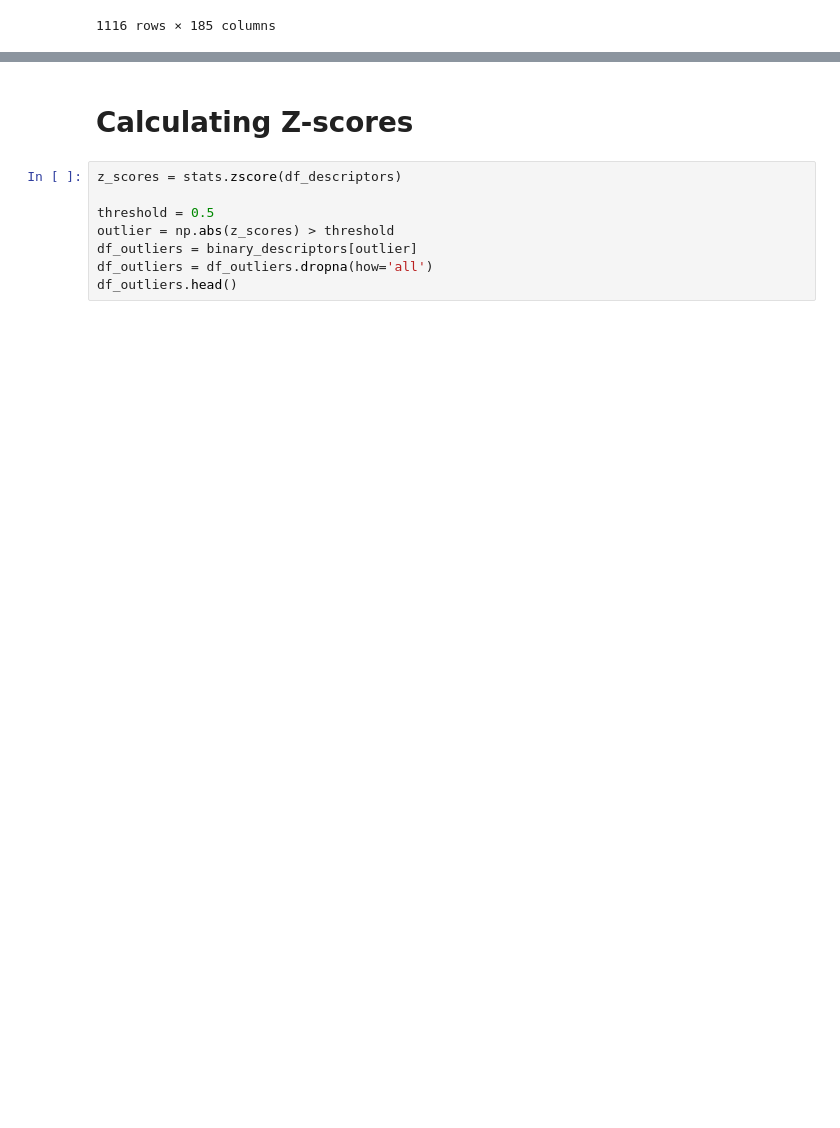
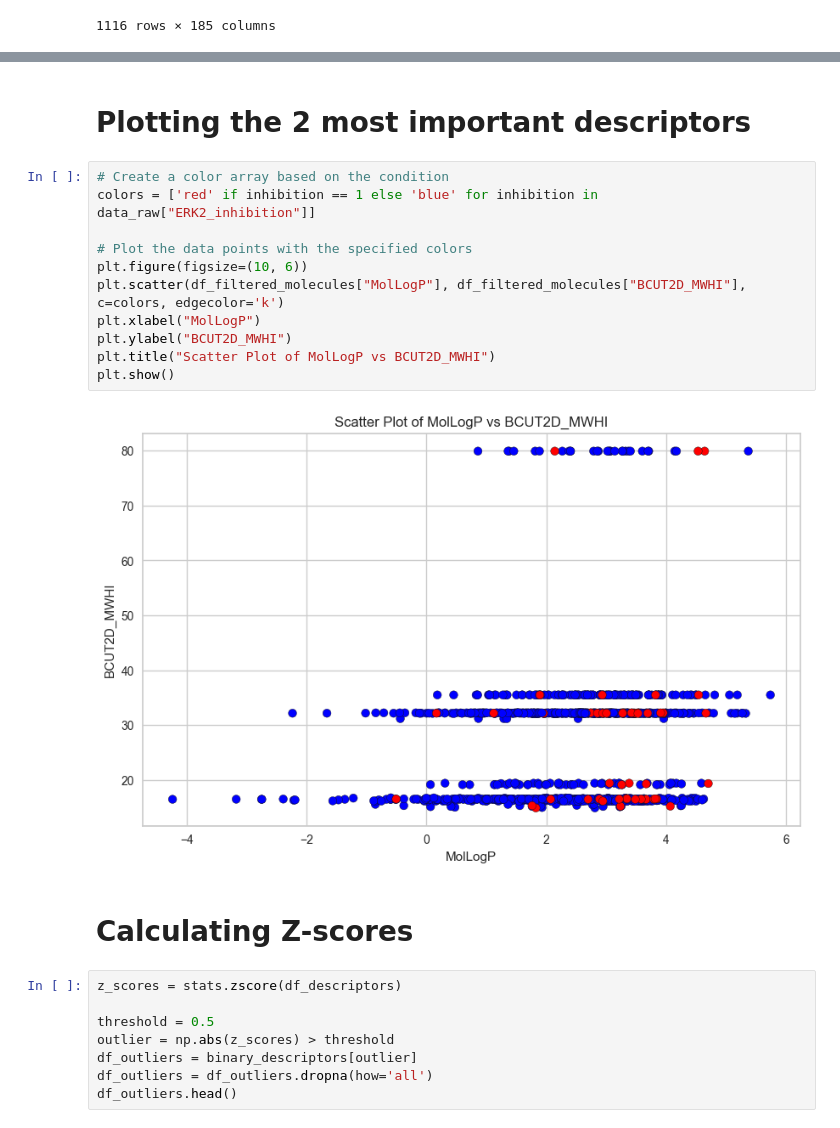
Before and after one commit to annebiemans/Group16, a Jupyter notebook: group_assignment_part1.ipynb, the cells around one changed output, grey strips where cells are left out. Cells and saved outputs as stored; diff of their text form; blank space fills up the shorter version.

```diff
--- a/group_assignment_part1.ipynb
+++ b/group_assignment_part1.ipynb
@@ -151,3 +205,18 @@ df_filtered_molecules # dit is de output met smiles en dan de descriptors die re
+# %% [markdown]
+# Plotting the 2 most important descriptors
+# %%
+# Create a color array based on the condition
+colors = ['red' if inhibition == 1 else 'blue' for inhibition in data_raw["ERK2_inhibition"]]
+
+# Plot the data points with the specified colors
+plt.figure(figsize=(10, 6))
+plt.scatter(df_filtered_molecules["MolLogP"], df_filtered_molecules["BCUT2D_MWHI"], c=colors, edgecolor='k')
+plt.xlabel("MolLogP")
+plt.ylabel("BCUT2D_MWHI")
+plt.title("Scatter Plot of MolLogP vs BCUT2D_MWHI")
+plt.show()
+# %% [output]
+[figure, added]
 # %% [markdown]
 # Calculating Z-scores
 # %%
```
Also changed, not shown: parts of 5 cells of this notebook.
